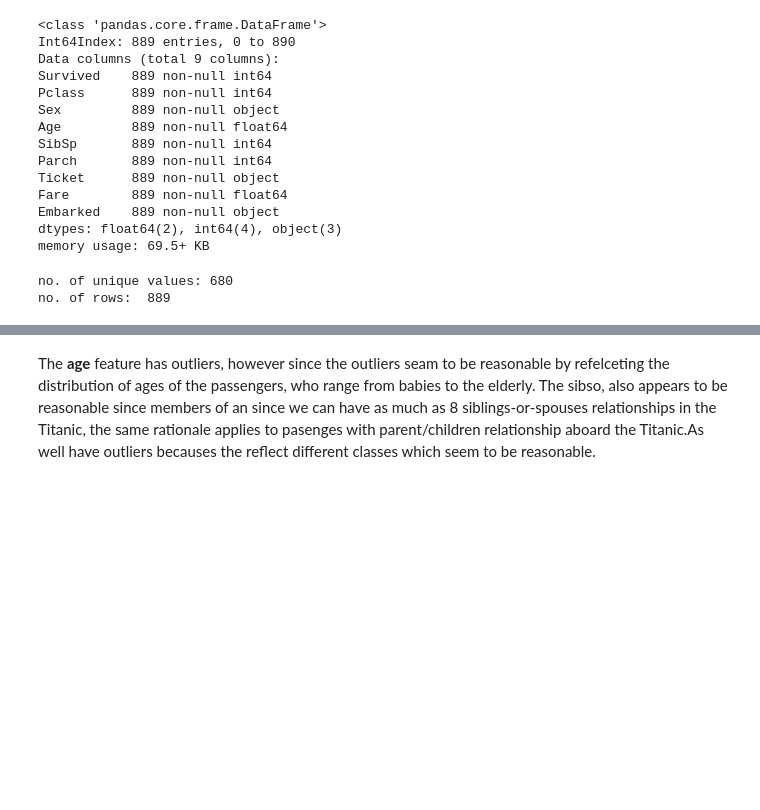
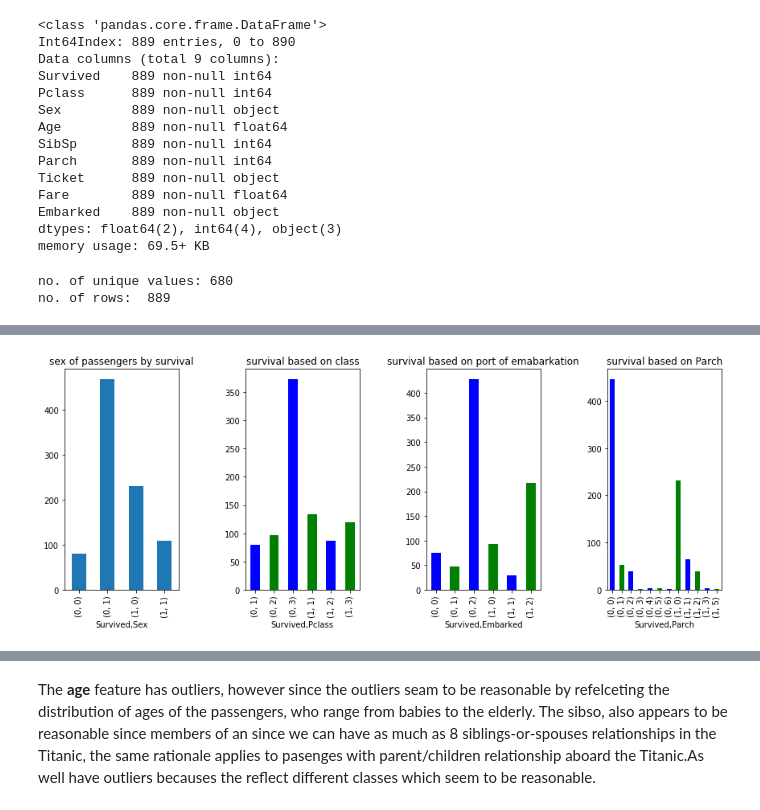
Before and after one commit to gideonkipkorir/Modelling-with-KNN_classifier_And-_Naive_Bayes-classifier, a Jupyter notebook: Moringa_Data_Science_Prep_W9_Independent_Project_2020_02_Gideon_Cheruiyot_DataReport_ipynb.ipynb, the cells around one changed output, grey strips where cells are left out. Drawn from its saved outputs; the diff is of its cells as text; code cells hidden in the pictures; blank space fills up the shorter version.

```diff
--- a/Moringa_Data_Science_Prep_W9_Independent_Project_2020_02_Gideon_Cheruiyot_DataReport_ipynb.ipynb
+++ b/Moringa_Data_Science_Prep_W9_Independent_Project_2020_02_Gideon_Cheruiyot_DataReport_ipynb.ipynb
@@ -110,0 +214,20 @@ no. of rows:  889
+# %%
+
+plt.figure(figsize=(12,5))
+plt.subplot(1,4,1)
+ax = df.groupby(['Survived','Sex'])['Sex'].count().plot(kind = 'bar')
+ax.set_title('sex of passengers by survival')
+plt.subplot(1,4,2)
+ax = df.groupby(['Survived','Pclass'])['Pclass'].count().plot(kind = 'bar', color = ('b','g'))
+ax.set_title('survival based on class')
+plt.subplot(1,4,3)
+ax = df.groupby(['Survived','Embarked'])['Embarked'].count().plot(kind = 'bar', color = ('b','g'))
+ax.set_title('survival based on port of emabarkation')
+plt.subplot(1,4,4)
+ax = df.groupby(['Survived','Parch'])['Parch'].count().plot(kind = 'bar', color = ('b','g'))
+ax.set_title('survival based on Parch')
+
+plt.tight_layout()
+plt.show()
+# %% [output]
+[figure, added]
```
Also changed, not shown: parts of 30 cells of this notebook.
